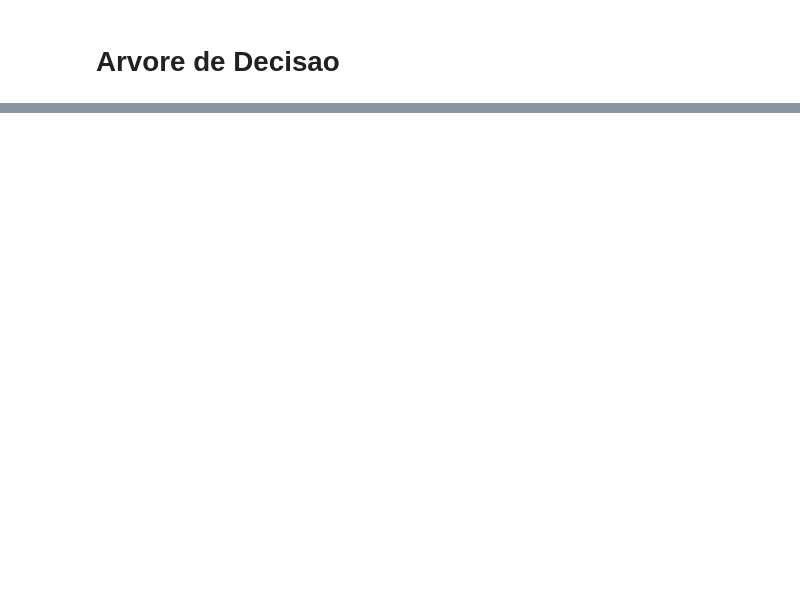
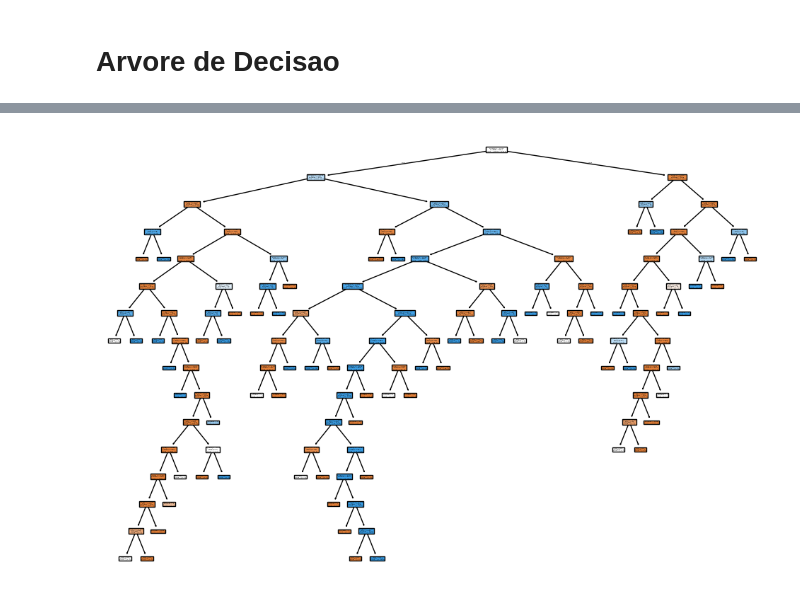
Before and after one commit to LcsFernandes/Machine_Learning_Classification, a Jupyter notebook: src/notebook/notebook.ipynb, the cells around one changed output, grey strips where cells are left out. Saved outputs shown, nothing was run; the diff lists cells and outputs as text; code cells hidden in the pictures; blank space fills up the shorter version.

Commit message:
testando modelos

```diff
--- a/src/notebook/notebook.ipynb
+++ b/src/notebook/notebook.ipynb
@@ -243,7 +243,7 @@ cliente_especial
 1     239
 Name: count, dtype: int64
 # %%
-df_transformado = df.copy()
+df_transformado = pd.read_csv('../../data/clientes.csv')
 df_transformado = df_transformado[['emprego_atual', 'idade', 'situacao_civil', 'bairro', 'cidade', 'estado', 'cliente_especial']]
 df_transformado.head()
 # %% [output]
@@ -431,5 +479,7 @@ plt.show()
 # %%
 plt.figure(figsize = (12, 8))
-decision_tree = pipeline.named_steps['tree']
+decision_tree = best_model.named_steps['tree']
 plot_tree(decision_tree, filled = True)
 plt.show()
+# %% [output]
+[figure, added]
```
Also changed, not shown: parts of 13 cells of this notebook.
